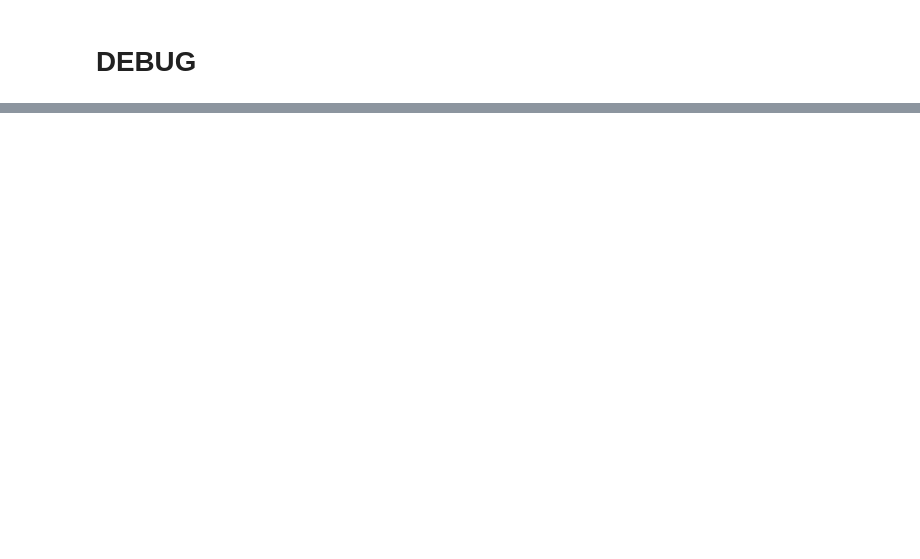
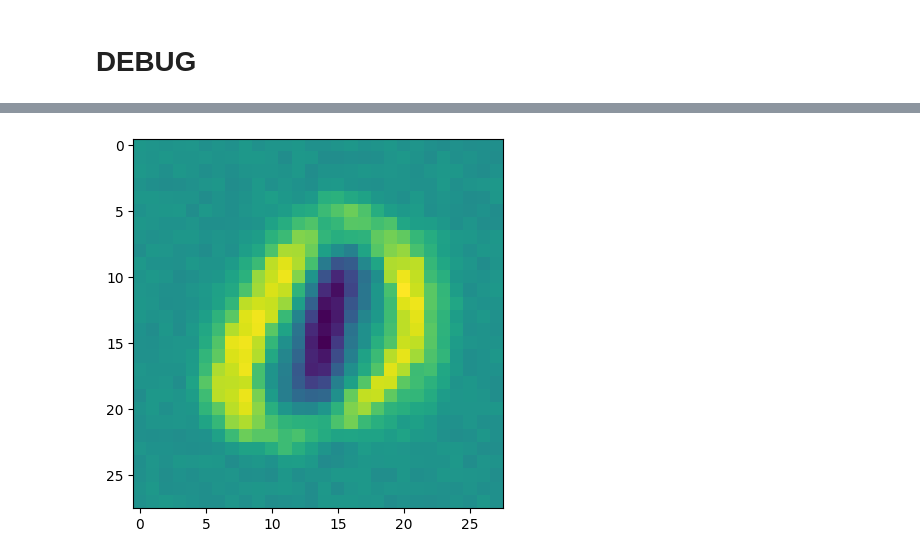
Before and after one commit to AndreyE/micrograd, a Jupyter notebook: mnist.ipynb, the cells around one changed output, grey strips where cells are left out. Drawn from its saved outputs; the diff is of its cells as text; code cells hidden in the pictures; blank space fills up the shorter version.

```diff
--- a/mnist.ipynb
+++ b/mnist.ipynb
@@ -181,8 +181,13 @@ def select(X, Y, selector):
 def select_batch(X, Y, selector, batch_size):
     idx = np.where(np.isin(Y, selector))[0]
     return get_batch(X[idx], Y[idx], batch_size)
+
+def draw_neuron(model, idx):
+    w = np.array([p.data for p in model.layers[0].neurons[idx].parameters()][:-1])
+    w = w.reshape([-1, w.shape[0]])
+    draw_some(w)
 # %%
-def fit(model, X, Y_oh, oh_decoder, iterations, q=0.5, early_stop_at_loss=1e-9):
+def fit(model, X, Y_oh, oh_decoder, iterations, q=0.75, esat=1e-9):
     total_loss, acc = evaluate(model, X, Y_oh, oh_decoder)
     print(f"start: loss {total_loss.data}, accuracy {acc*100}%")
 
@@ -197,7 +202,7 @@ def fit(model, X, Y_oh, oh_decoder, iterations, q=0.5, early_stop_at_loss=1e-9):
         total_loss, acc = evaluate(model, X, Y_oh, oh_decoder)
         print(f"step {k}: loss {total_loss.data}, accuracy {acc*100}%")
 
-        if total_loss.data <= early_stop_at_loss:
+        if total_loss.data <= esat:
             print(f"Early STOP!")
             break
 
@@ -205,7 +210,7 @@ def fit(model, X, Y_oh, oh_decoder, iterations, q=0.5, early_stop_at_loss=1e-9):
 
 
 
-def get_model_for(classes, batch, iterations, model=None):
+def get_model_for(classes, batch, iterations, model=None, esat=1e-9):
     X, Y = batch
 
     oh_encoder, oh_decoder = oh_encode(classes)
@@ -218,21 +223,21 @@ def get_model_for(classes, batch, iterations, model=None):
         model = MLP(
             784,
             [
-                (n, 'xspace')
+                (len(classes), 'xspace')
             ],
             lr=1.0
         )
 
     # frozen_positives = [n for c, n in enumerate(load_neurons(POSITIVE_NEURONS)) if c in classes]
-    # model.layers[0].neurons = model.layers[0].neurons[:n] + frozen_positives
+    # model.layers[0].neurons = frozen_positives + model.layers[0].neurons[:-len(frozen_positives)]
 
-    total_loss, acc = fit(model, X, Y_oh, oh_decoder, iterations)
+    total_loss, acc = fit(model, X, Y_oh, oh_decoder, iterations, esat=esat)
 
     return model, total_loss, acc
 # %%
 SELECTED_CLASSES = [0, 1]
 ITERATIONS = 10
-BATCH_SIZE = 10
+BATCH_SIZE = 100
 BATCH = X, Y = select_batch(X_train, Y_train, SELECTED_CLASSES, BATCH_SIZE)
 
 model, total_loss, accuracy = get_model_for(SELECTED_CLASSES, BATCH, ITERATIONS)
@@ -251,8 +256,2 @@ step 9: loss 12.0, accuracy 70.0%
 # %% [markdown]
 # DEBUG
-# %%
-model, total_loss, accuracy = get_model_for(SELECTED_CLASSES, BATCH, ITERATIONS, model)
-
-w = np.array([p.data for p in model.layers[0].neurons[0].parameters()][:-1])
-w = w.reshape([-1, w.shape[0]])
-draw_some(w)
@@ -265,0 +258,4 @@ step 0: loss 0.0, accuracy 100.0%
+# %%
+draw_neuron(model, 0)
+# %% [output]
+[figure, added]
```
Also changed, not shown: parts of 5 cells of this notebook, 2 other files.
